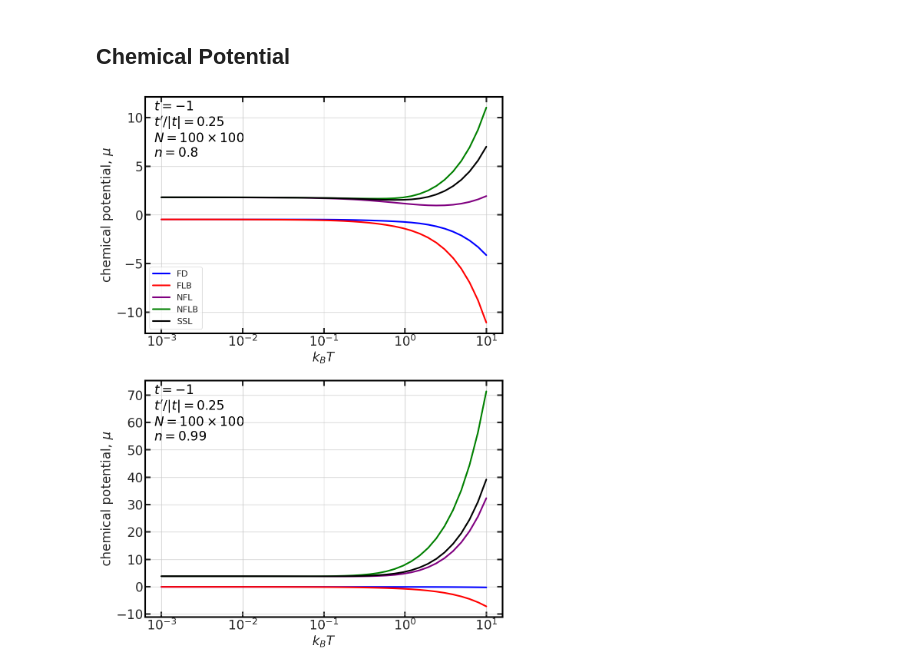
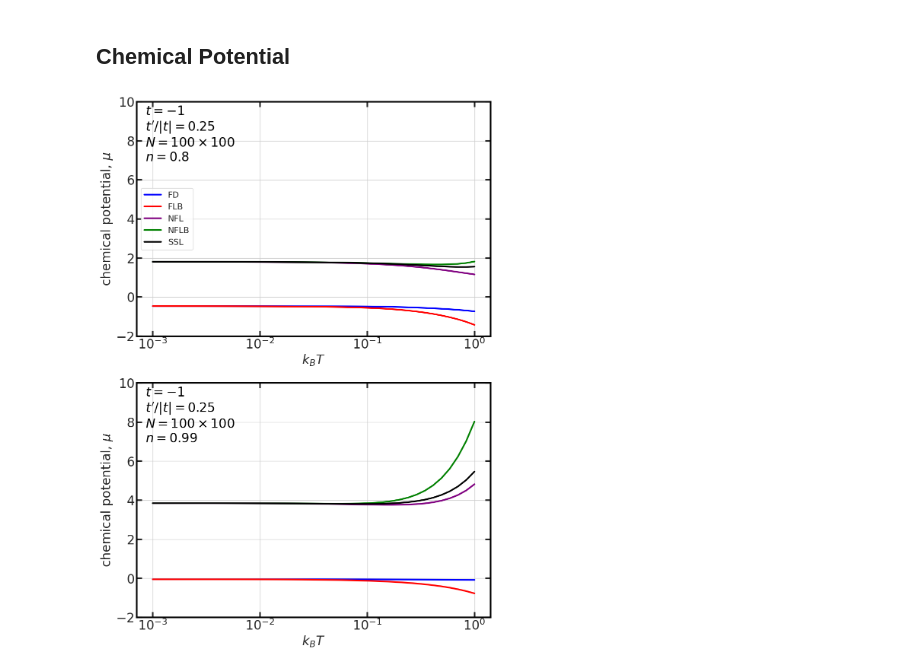
Before and after one commit to Mateuszzx/quantum-statistics-solver, a Jupyter notebook: notebooks/Graphs/paramagnetic_mu_T.ipynb, the cells around one changed output. Drawn from its saved outputs; the diff is of its cells as text; code cells hidden in the pictures.

```diff
--- a/notebooks/Graphs/paramagnetic_mu_T.ipynb
+++ b/notebooks/Graphs/paramagnetic_mu_T.ipynb
@@ -33,7 +33,7 @@ n_count = 2
 
 
 # Beta values
-beta_min = -1
+beta_min = 0
 beta_max = 3
 beta_count = 40
 
@@ -68,27 +68,27 @@ k_BT = 1/beta
 # %%
 H_a_plot = H_a[0]
 beta_plot = 1/k_BT
 distro = ["FD","FLB","NFL", "NFLB", "SSL"]
 # Plot
-legend_loc = "lower left"
+legend_loc = "center left"
 PlotConfig = sp.PlotConfig(legend_loc=legend_loc)
 
 plotter = sp.ScientificPlotter(config=PlotConfig)
 plotter.plot_scalar_result(
     results=mu_df,
     x_param="$k_BT$",
     y_col="mu",
     y_label=r"chemical potential, $\mu$",
     fixed_params={"H_a": H_a_plot},
     distros=distro,
     subplots_param="n",
     subplots_vals=n,
     cols=1,
     figsize=(12, 8.8),
     xscale="log",
-    # ylims=(0, 2.6),
+    ylims=(-2, 10),
     # xlims=(0.01, 1)
 )
 plt.show()
 # %% [output]
-[figure, old version]
+[figure, new version]
```
Also changed, not shown: 1 other file.
